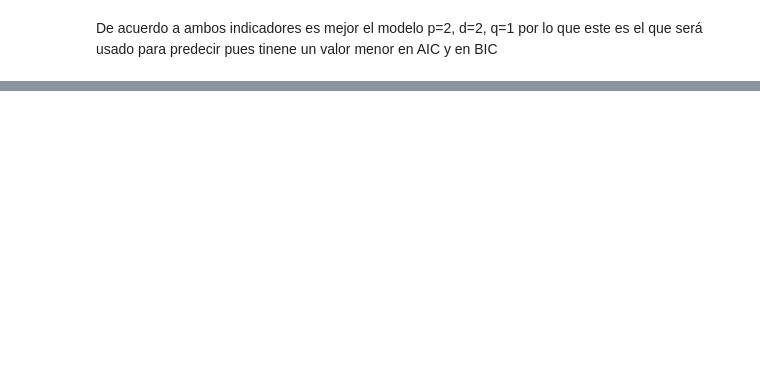
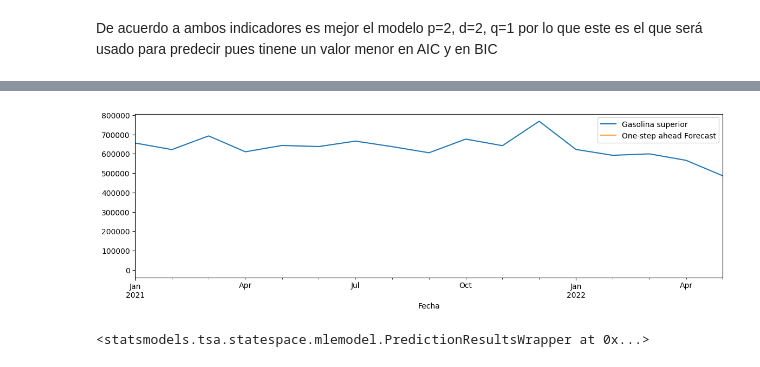
Before and after one commit to andreamalin/HDT2_DS, a Jupyter notebook: main.ipynb, the cells around one changed output, grey strips where cells are left out. Cells and saved outputs as stored; diff of their text form; code cells hidden in the pictures; blank space fills up the shorter version.

Commit message:
Prediccion consumo gasolina regular

```diff
--- a/main.ipynb
+++ b/main.ipynb
@@ -133,6 +179,10 @@ make_timeline('Diesel')
 train_regular = train_df[['Fecha', 'Gasolina regular']]
 train_superior = train_df[['Fecha', 'Gasolina superior']]
 train_diesel = train_df[['Fecha', 'Diesel']]
+
+test_regular = test_df[['Fecha', 'Gasolina regular']]
+test_superior = test_df[['Fecha', 'Gasolina superior']]
+test_diesel = test_df[['Fecha', 'Diesel']]
 # %%
 # Gasolina regular
 train_regular['Gasolina regular'] = train_regular['Gasolina regular'].astype(float)
@@ -143,5 +193,17 @@ train_superior_indexed = train_superior.set_index(['Fecha'])
 # Gasolina diesel
 train_diesel['Diesel'] = train_diesel['Diesel'].astype(float)
 train_diesel_indexed = train_diesel.set_index(['Fecha'])
+
+
+######### TEST ###############
+# Gasolina regular
+test_regular['Gasolina regular'] = test_regular['Gasolina regular'].astype(float)
+test_regular_indexed = test_regular.set_index(['Fecha'])
+# Gasolina superior
+test_superior['Gasolina superior'] = test_superior['Gasolina superior'].astype(float)
+test_superior_indexed = test_superior.set_index(['Fecha'])
+# Gasolina diesel
+test_diesel['Diesel'] = test_diesel['Diesel'].astype(float)
+test_iesel_indexed = test_diesel.set_index(['Fecha'])
 # %%
 train_regular_indexed
@@ -157,8 +243,8 @@ descomposicion.plot()
 # %% [markdown]
 # Estimación
 # %%
-train_regular_indexed = train_regular_indexed[0:240].append(train_regular_indexed[248:])
-train_superior_indexed = train_superior[0:240].append(train_regular_indexed[248:])
-train_diesel_indexed = train_diesel[0:240].append(train_regular_indexed[248:])
+train_regular_indexed = train_regular_indexed[0:240]
+train_superior_indexed = train_superior[0:240]
+train_diesel_indexed = train_diesel[0:240]
 # %%
 train_regular_indexed
@@ -307,0 +486,4 @@ De acuerdo a ambos indicadores es mejor el modelo p=2, d=2, q=1 por lo que este
+# %%
+df_regular_indexed = df[['Fecha', 'Gasolina superior']]
+df_regular_indexed =  df_regular_indexed.set_index(['Fecha'])
+df_regular_indexed['2021-01-01':]
@@ -307,0 +514,16 @@ De acuerdo a ambos indicadores es mejor el modelo p=2, d=2, q=1 por lo que este
+# %%
+pred = resultado_m221.get_prediction(start=test_regular_indexed.index[0], dynamic=False)
+pred_ci = pred.conf_int()
+ax = df_regular_indexed['2021-01-01':].plot(label='observed')
+pred.predicted_mean.plot(ax=ax, label='One-step ahead Forecast', alpha=.7, figsize=(14, 4))
+ax.fill_between( pred_ci.iloc[:,0],
+                pred_ci.iloc[:,1], color='k', alpha=.2)
+#ax.set_xlabel('Date')
+#ax.set_ylabel('Retail_sold')
+plt.legend()
+plt.show()
+
+pred
+# %% [output]
+[figure, added]
+<statsmodels.tsa.statespace.mlemodel.PredictionResultsWrapper at 0x...>
```
Also changed, not shown: parts of 34 cells of this notebook.
